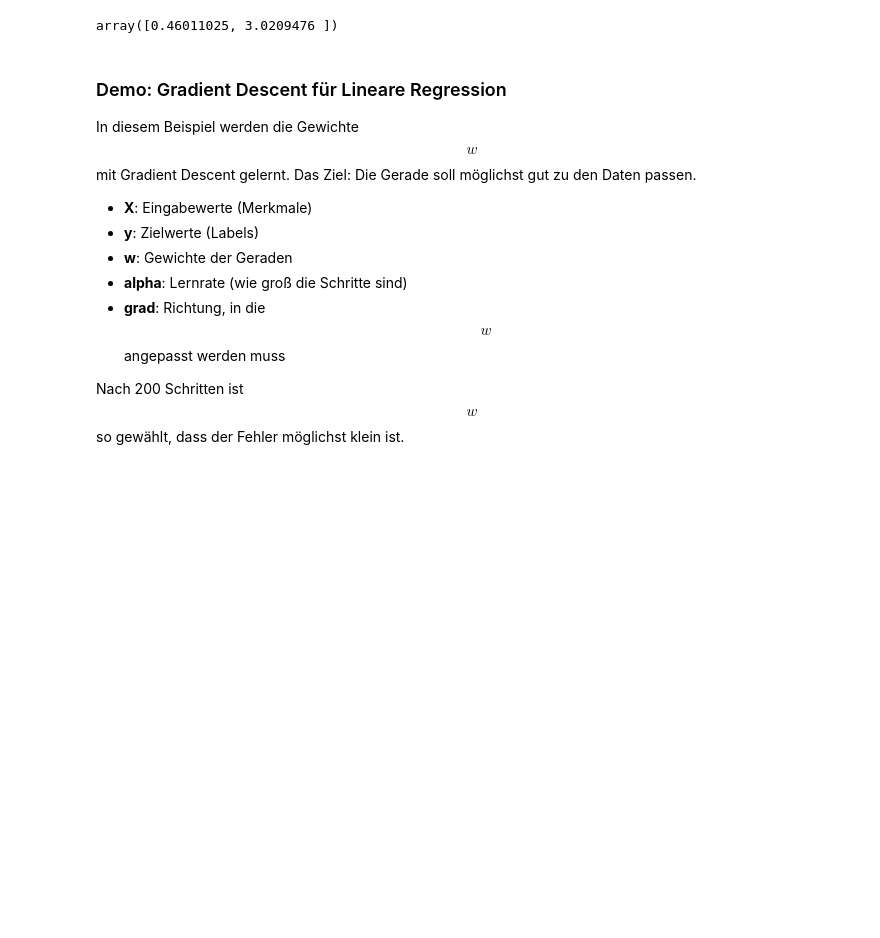
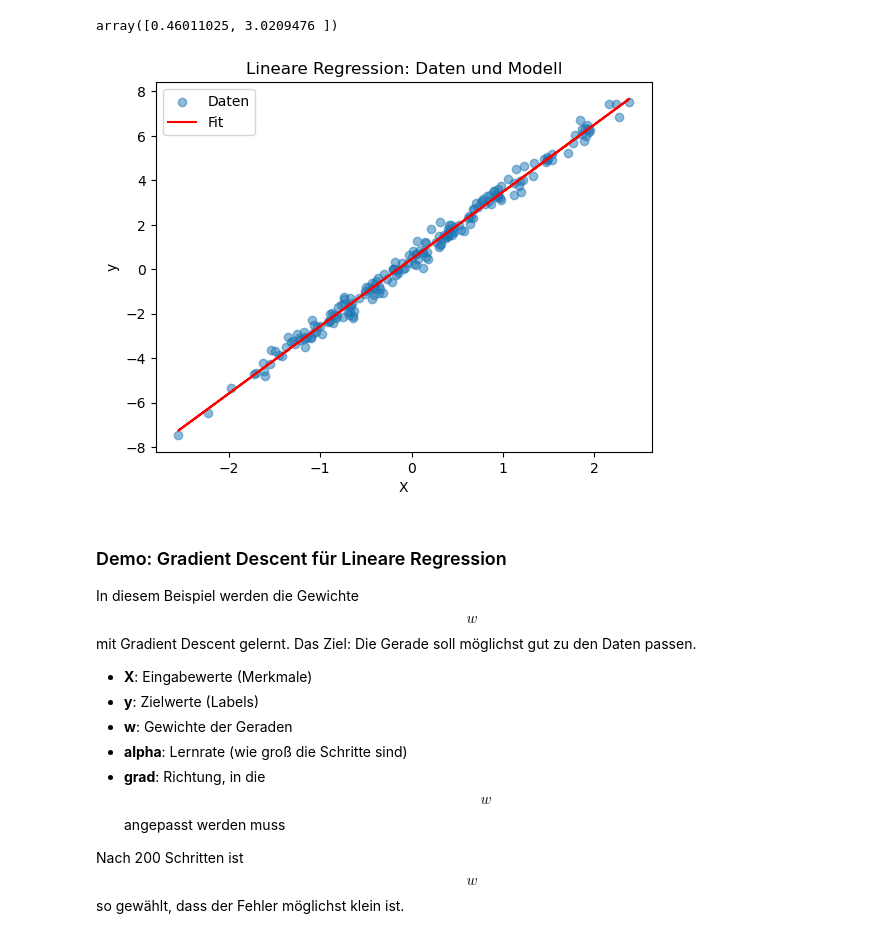
Before and after one commit to lukasp1209/Amalea, a Jupyter notebook: ML_DL_Mathematik.ipynb, the cells around one changed output. Cells and saved outputs as stored; diff of their text form; code cells hidden in the pictures; blank space fills up the shorter version.

```diff
--- a/ML_DL_Mathematik.ipynb
+++ b/ML_DL_Mathematik.ipynb
@@ -36,6 +36,18 @@ for _ in range(200):
 w
 # %% [output]
 array([0.46011025, 3.0209476 ])
+# %%
+# Visualisierung: Daten und gelernten Fit anzeigen
+import matplotlib.pyplot as plt
+plt.scatter(X, y, label="Daten", alpha=0.5)
+plt.plot(X, Xb @ w, color="red", label="Fit")
+plt.xlabel("X")
+plt.ylabel("y")
+plt.legend()
+plt.title("Lineare Regression: Daten und Modell")
+plt.show()
+# %% [output]
+[figure, added]
 # %% [markdown]
 ### Demo: Gradient Descent für Lineare Regression
 
```
Also changed, not shown: parts of 6 cells of this notebook.
